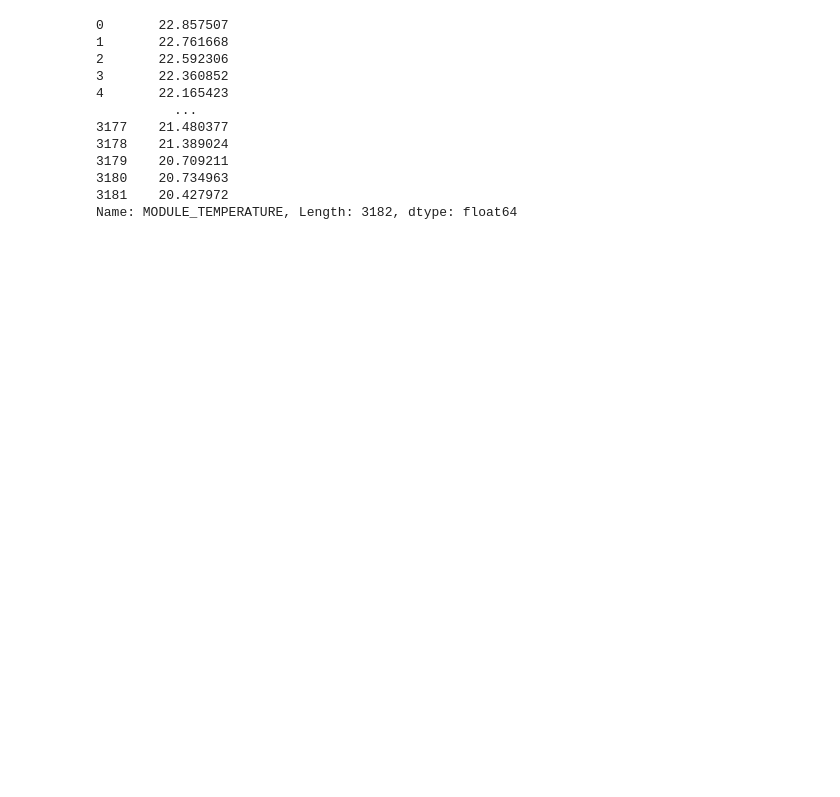
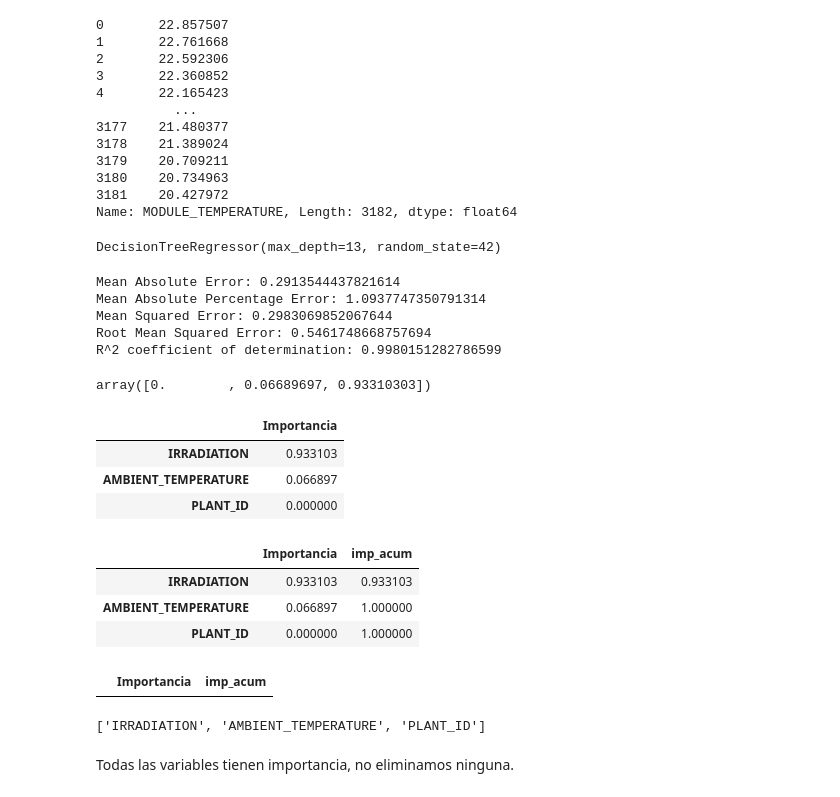
Before and after one commit to Trabajo-gruupal-empresa/Fase2, a Jupyter notebook: placas_solares.ipynb, the cells around one changed output. Cells and saved outputs as stored; diff of their text form; code cells hidden in the pictures; blank space fills up the shorter version.

Commit message:
árbol de importancia

```diff
--- a/placas_solares.ipynb
+++ b/placas_solares.ipynb
@@ -187,7 +190,7 @@ Importancia de variables
 # %%
 # generar la lista de features y la variable target
 target = 'MODULE_TEMPERATURE'
-features = [x for x in df_solar_filt.columns if x != target]
+features = [x for x in df_solar_filt2.columns if x != target]
 
 print(target)
 print(features)
@@ -209,3 +212,72 @@ df_solar_filt2[target]
 3180    20.734963
 3181    20.427972
 Name: MODULE_TEMPERATURE, Length: 3182, dtype: float64
+# %%
+# Importar el algoritmo de árboles de decisión
+from sklearn.tree import DecisionTreeRegressor
+
+# Asignar el algortimo e indicar la profundidad máxima del árbol (con un número rotandamente grande para sobreajustar)
+arbol_importancia = DecisionTreeRegressor(max_depth=len(features)+10, random_state=42)
+
+# Entrenar un árbol con todo el conjunto de datos
+arbol_importancia.fit(X=df_solar_filt2[features], y=df_solar_filt2[target])
+# %% [output]
+DecisionTreeRegressor(max_depth=13, random_state=42)
+# %%
+# Comprobamos que se obtiene un R^2 muy alto. Lo desesable es que sea 1.
+y_pred_arbol = arbol_importancia.predict(X=df_solar_filt2[features])
+
+from sklearn.metrics import mean_absolute_error
+from sklearn.metrics import mean_absolute_percentage_error
+from sklearn.metrics import mean_squared_error
+from sklearn.metrics import r2_score
+
+# Métricas para evaluar la calidad del modelo
+print('Mean Absolute Error:', mean_absolute_error(df_solar_filt2[target], y_pred_arbol))
+print('Mean Absolute Percentage Error:', mean_absolute_percentage_error(df_solar_filt2[target], y_pred_arbol)*100)
+print('Mean Squared Error:', mean_squared_error(df_solar_filt2[target], y_pred_arbol))
+print('Root Mean Squared Error:', np.sqrt(mean_squared_error(df_solar_filt2[target], y_pred_arbol)))
+print('R^2 coefficient of determination:', r2_score(df_solar_filt2[target], y_pred_arbol))
+# %% [output]
+Mean Absolute Error: 0.2913544437821614
+Mean Absolute Percentage Error: 1.0937747350791314
+Mean Squared Error: 0.2983069852067644
+Root Mean Squared Error: 0.5461748668757694
+R^2 coefficient of determination: 0.9980151282786599
+# %%
+# Importancia de cada variable en el árbol ajustado
+arbol_importancia.feature_importances_
+# %% [output]
+array([0.        , 0.06689697, 0.93310303])
+# %%
+# Crear un dataframe con los datos de importancia
+importancia = pd.DataFrame(arbol_importancia.feature_importances_, index=features, columns=["Importancia"])
+
+# Ordenamos los datos
+importancia.sort_values(by=importancia.columns[0], ascending=False, inplace=True)
+importancia
+# %% [output]
+|  | Importancia |
+| IRRADIATION | 0.933103 |
+| AMBIENT_TEMPERATURE | 0.066897 |
+| PLANT_ID | 0.000000 |
+# %%
+importancia["imp_acum"] = importancia["Importancia"].cumsum()
+importancia
+# %% [output]
+|  | Importancia | imp_acum |
+| IRRADIATION | 0.933103 | 0.933103 |
+| AMBIENT_TEMPERATURE | 0.066897 | 1.000000 |
+| PLANT_ID | 0.000000 | 1.000000 |
+# %%
+# Conjunto de variables más importantes
+importancia.loc[importancia['imp_acum']<=0.90]
+# %% [output]
+|  | Importancia | imp_acum |
+# %%
+variables = importancia.loc[importancia['imp_acum']>0.90].index.to_list()
+print(variables)
+# %% [output]
+['IRRADIATION', 'AMBIENT_TEMPERATURE', 'PLANT_ID']
+# %% [markdown]
+Todas las variables tienen importancia, no eliminamos ninguna.
```
Also changed, not shown: parts of 17 cells of this notebook.
